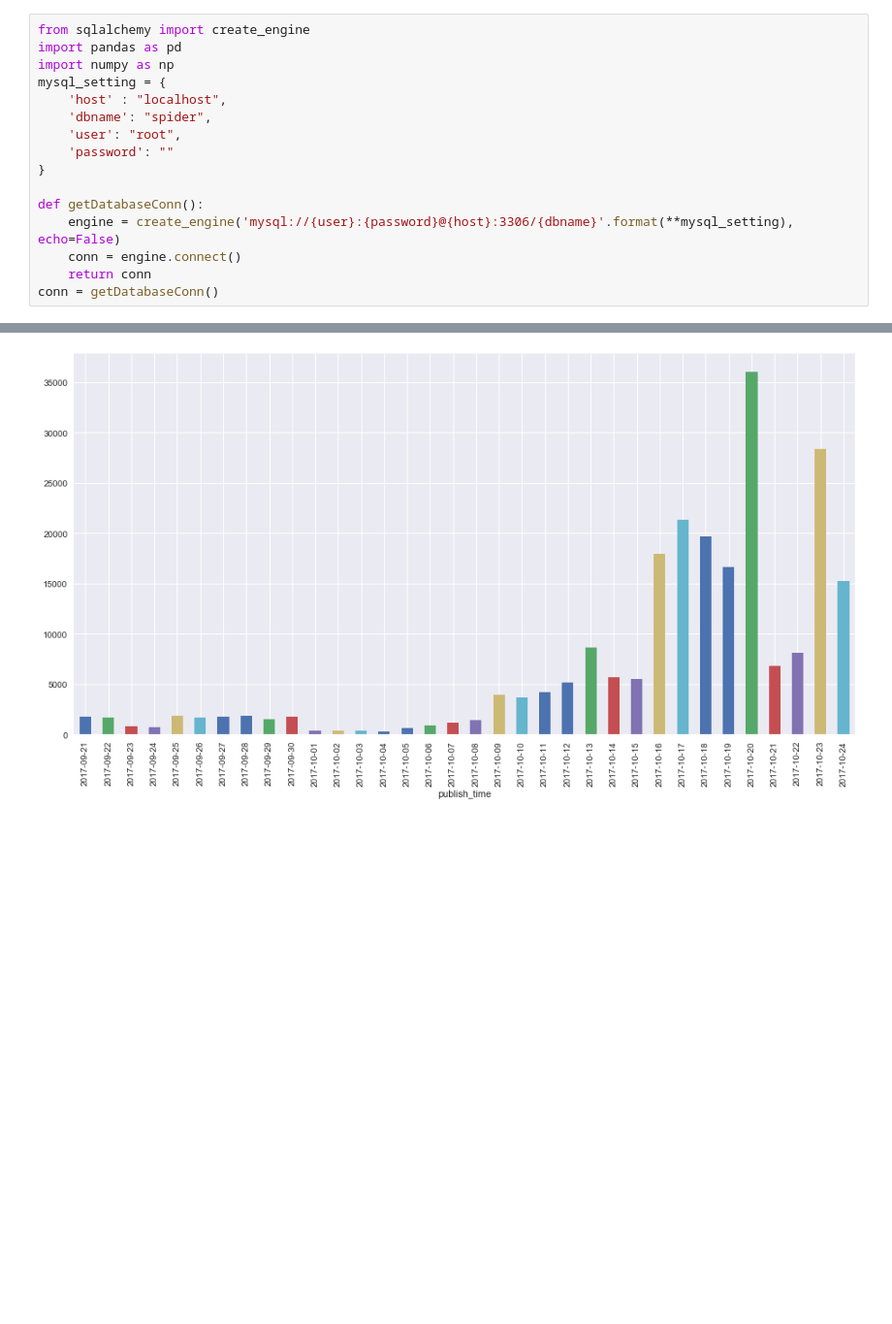
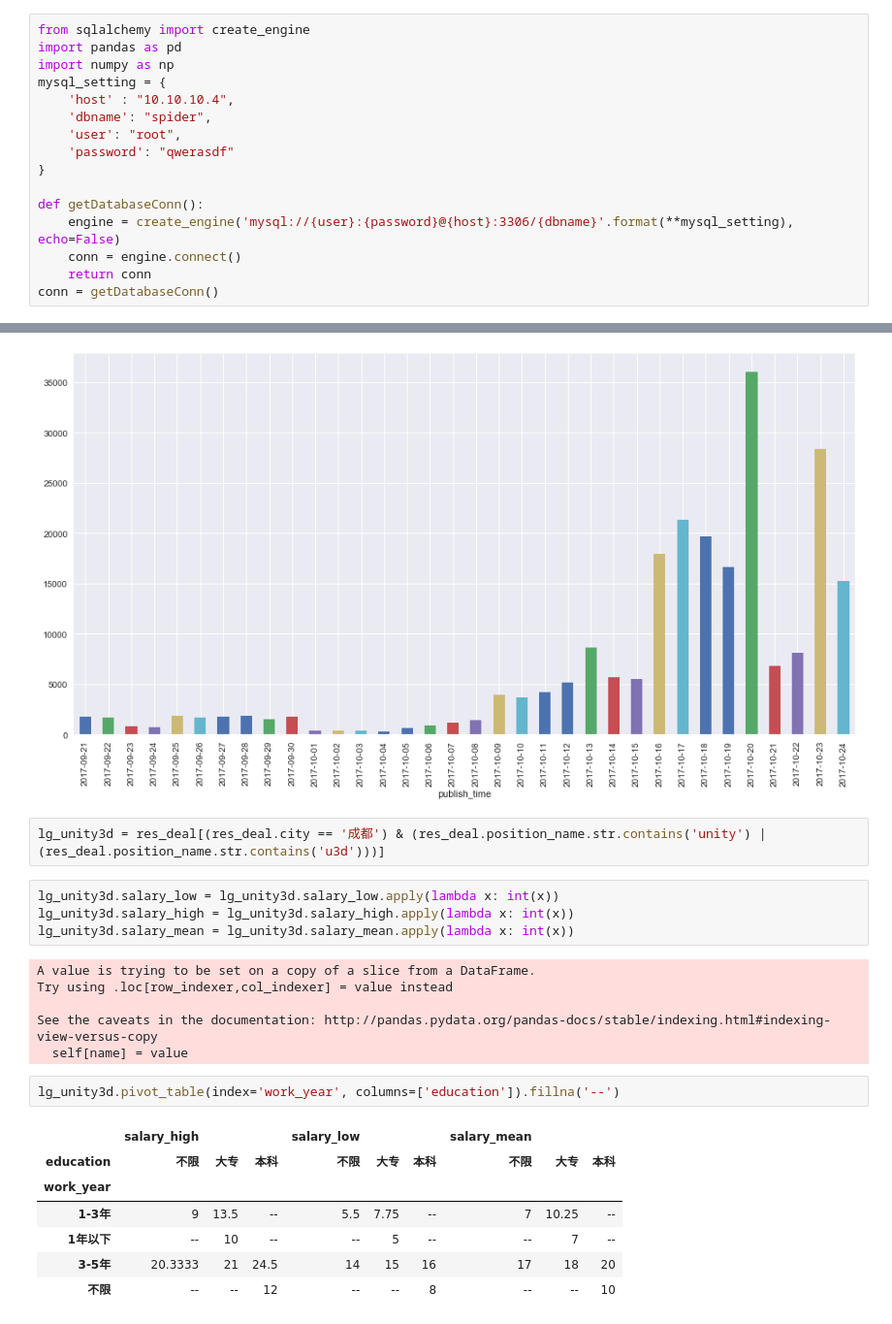
Before and after one commit to Minokun/someCode, a Jupyter notebook: it行业招聘数和薪资情况.ipynb, the cells around one changed output, grey strips where cells are left out. Shown at 97% size. Cells and saved outputs as stored; diff of their text form; blank space fills up the shorter version.

```diff
--- a/it行业招聘数和薪资情况.ipynb
+++ b/it行业招聘数和薪资情况.ipynb
@@ -3,10 +3,10 @@ from sqlalchemy import create_engine
 import pandas as pd
 import numpy as np
 mysql_setting = {
-    'host' : "localhost",
+    'host' : "10.10.10.4",
     'dbname': "spider",
     'user': "root",
-    'password': ""
+    'password': "qwerasdf"
 }
 
 def getDatabaseConn():
@@ -348,3 +348,25 @@ zl_df[(zl_df['publish_time'] > '2017-09-20') & (zl_df['publish_time'] < '2017-10
 # %% [output]
 <matplotlib.axes._subplots.AxesSubplot at 0x...>
 [figure]
+# %%
+lg_unity3d = res_deal[(res_deal.city == '成都') & (res_deal.position_name.str.contains('unity') | (res_deal.position_name.str.contains('u3d')))]
+# %%
+lg_unity3d.salary_low = lg_unity3d.salary_low.apply(lambda x: int(x))
+lg_unity3d.salary_high = lg_unity3d.salary_high.apply(lambda x: int(x))
+lg_unity3d.salary_mean = lg_unity3d.salary_mean.apply(lambda x: int(x))
+# %% [output]
+A value is trying to be set on a copy of a slice from a DataFrame.
+Try using .loc[row_indexer,col_indexer] = value instead
+
+See the caveats in the documentation: http://pandas.pydata.org/pandas-docs/stable/indexing.html#indexing-view-versus-copy
+  self[name] = value
+# %%
+lg_unity3d.pivot_table(index='work_year', columns=['education']).fillna('--')
+# %% [output]
+|  | salary_high |  |  | salary_low |  |  | salary_mean |  |  |
+| education | 不限 | 大专 | 本科 | 不限 | 大专 | 本科 | 不限 | 大专 | 本科 |
+| work_year |  |  |  |  |  |  |  |  |  |
+| 1-3年 | 9 | 13.5 | -- | 5.5 | 7.75 | -- | 7 | 10.25 | -- |
+| 1年以下 | -- | 10 | -- | -- | 5 | -- | -- | 7 | -- |
+| 3-5年 | 20.3333 | 21 | 24.5 | 14 | 15 | 16 | 17 | 18 | 20 |
+| 不限 | -- | -- | 12 | -- | -- | 8 | -- | -- | 10 |
```
Also changed, not shown: 2 other files.
